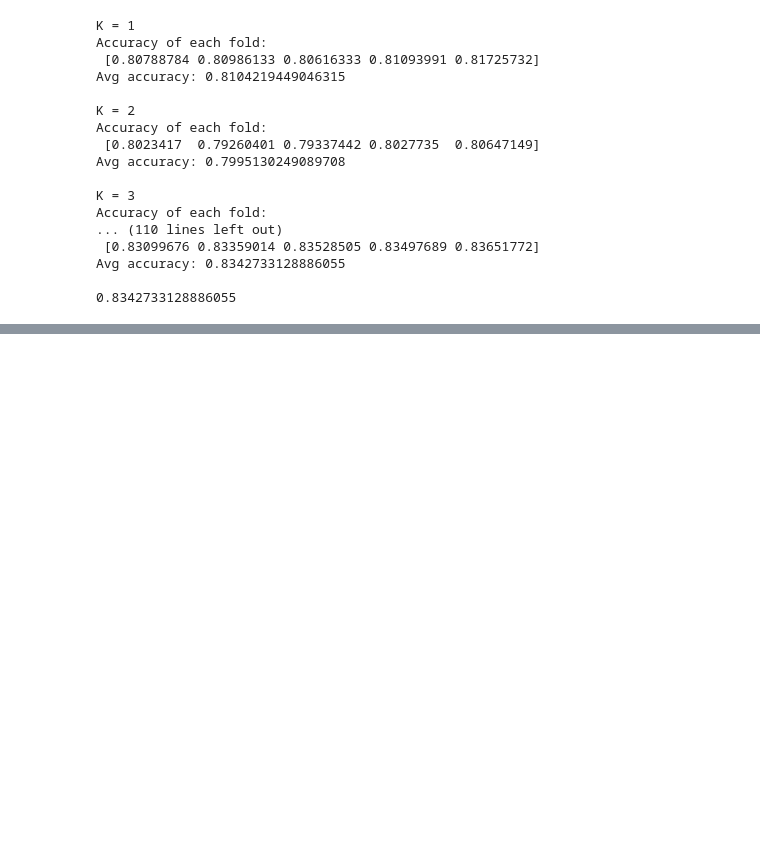
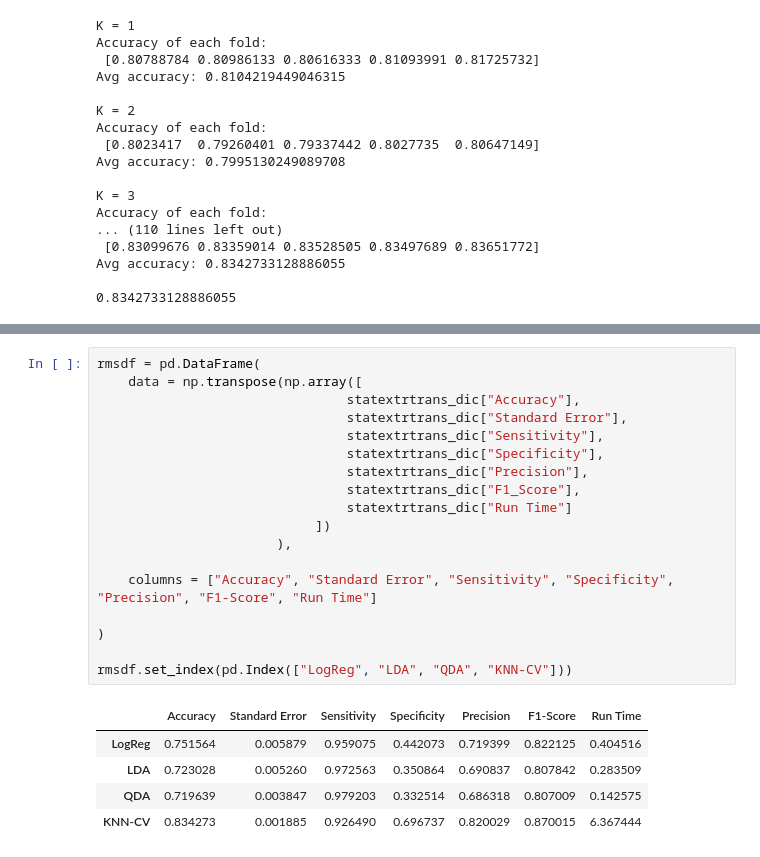
Before and after one commit to JustinGuo03/Afib-svsm, a Jupyter notebook: ExtrTransClassifiers.ipynb, the cells around one changed output, grey strips where cells are left out. Drawn from its saved outputs; the diff is of its cells as text; blank space fills up the shorter version.

```diff
--- a/ExtrTransClassifiers.ipynb
+++ b/ExtrTransClassifiers.ipynb
@@ -414,0 +490,24 @@ Std of accuracy :
+# %%
+rmsdf = pd.DataFrame(
+    data = np.transpose(np.array([
+                                statextrtrans_dic["Accuracy"],
+                                statextrtrans_dic["Standard Error"],
+                                statextrtrans_dic["Sensitivity"],
+                                statextrtrans_dic["Specificity"],
+                                statextrtrans_dic["Precision"],
+                                statextrtrans_dic["F1_Score"],
+                                statextrtrans_dic["Run Time"]
+                            ])
+                       ),
+
+    columns = ["Accuracy", "Standard Error", "Sensitivity", "Specificity", "Precision", "F1-Score", "Run Time"]
+
+)
+
+rmsdf.set_index(pd.Index(["LogReg", "LDA", "QDA", "KNN-CV"]))
+# %% [output]
+|  | Accuracy | Standard Error | Sensitivity | Specificity | Precision | F1-Score | Run Time |
+| LogReg | 0.751564 | 0.005879 | 0.959075 | 0.442073 | 0.719399 | 0.822125 | 0.404516 |
+| LDA | 0.723028 | 0.005260 | 0.972563 | 0.350864 | 0.690837 | 0.807842 | 0.283509 |
+| QDA | 0.719639 | 0.003847 | 0.979203 | 0.332514 | 0.686318 | 0.807009 | 0.142575 |
+| KNN-CV | 0.834273 | 0.001885 | 0.926490 | 0.696737 | 0.820029 | 0.870015 | 6.367444 |
```
Also changed, not shown: parts of 7 cells of this notebook, 7 other files.
